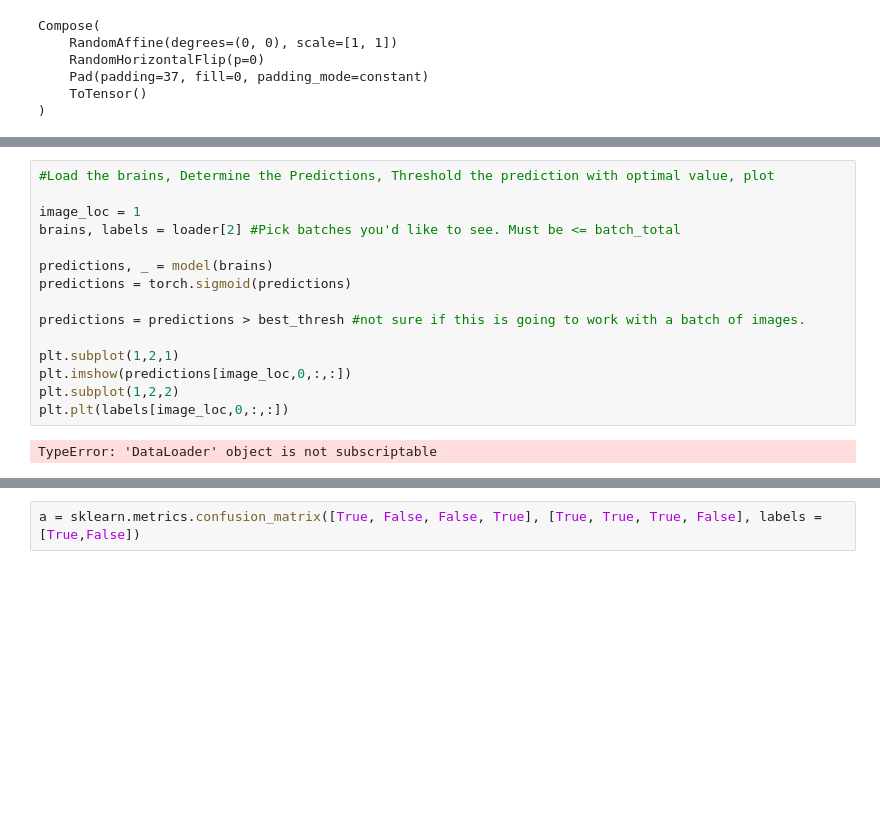
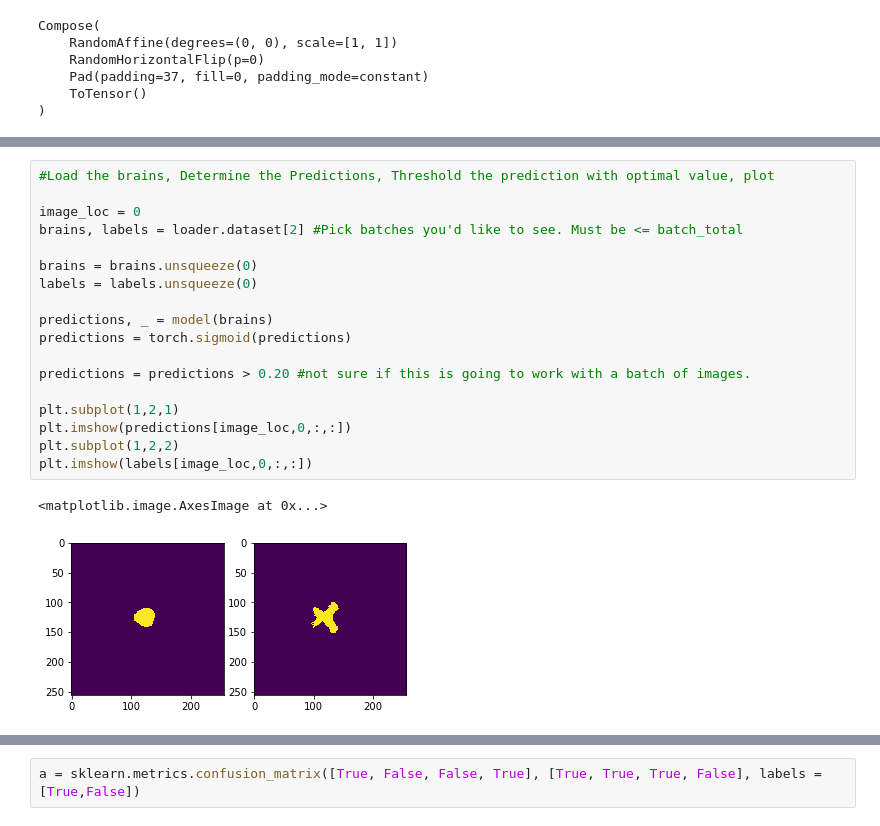
Before and after one commit to mccrinbc/TBI_Segmentation, a Jupyter notebook: smp_main.ipynb, the cells around one changed output, grey strips where cells are left out. Cells and saved outputs as stored; diff of their text form; blank space fills up the shorter version.

```diff
--- a/smp_main.ipynb
+++ b/smp_main.ipynb
@@ -884,17 +939,21 @@ thresh_prediction = load_image_result(loader, 30, model, best_thresh) #Takes a s
 # %%
 #Load the brains, Determine the Predictions, Threshold the prediction with optimal value, plot
 
-image_loc = 1
-brains, labels = loader[2] #Pick batches you'd like to see. Must be <= batch_total
+image_loc = 0
+brains, labels = loader.dataset[2] #Pick batches you'd like to see. Must be <= batch_total
+
+brains = brains.unsqueeze(0)
+labels = labels.unsqueeze(0)
 
 predictions, _ = model(brains)
 predictions = torch.sigmoid(predictions)
 
-predictions = predictions > best_thresh #not sure if this is going to work with a batch of images.
+predictions = predictions > 0.20 #not sure if this is going to work with a batch of images.
 
 plt.subplot(1,2,1)
 plt.imshow(predictions[image_loc,0,:,:])
 plt.subplot(1,2,2)
-plt.plt(labels[image_loc,0,:,:])
+plt.imshow(labels[image_loc,0,:,:])
 # %% [output]
-TypeError: 'DataLoader' object is not subscriptable
+<matplotlib.image.AxesImage at 0x...>
+[figure, added]
```
Also changed, not shown: parts of 51 cells of this notebook.
